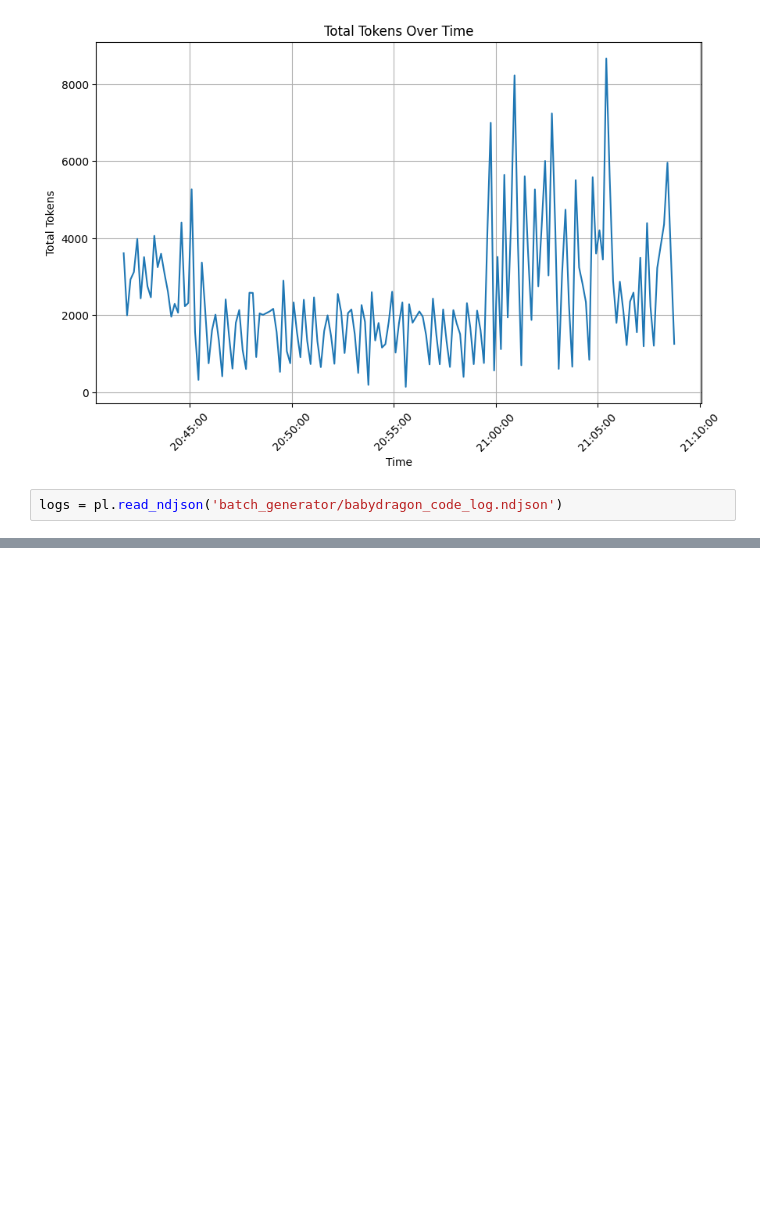
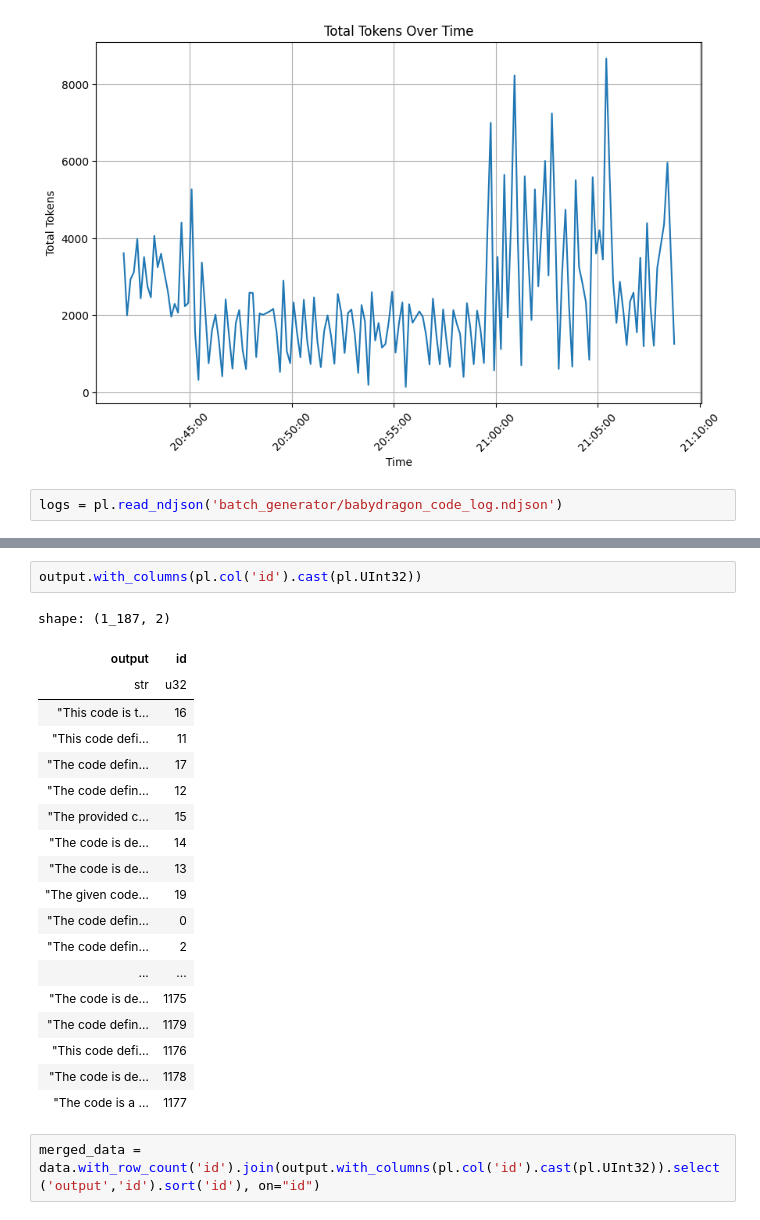
Before and after one commit to Neural-Dragon-AI/BabyDragon, a Jupyter notebook: notebooks/polars_generator_demonstrations/test_libcst.ipynb, the cells around one changed output, grey strips where cells are left out. Cells and saved outputs as stored; diff of their text form; blank space fills up the shorter version.

```diff
--- a/notebooks/polars_generator_demonstrations/test_libcst.ipynb
+++ b/notebooks/polars_generator_demonstrations/test_libcst.ipynb
@@ -361,3 +383,27 @@ shape: (1, 14)
 | name | max_attempts | seconds_to_pause_after_rate_limit... | seconds_to_sleep_each_loop | available_request_capacity | available_token_capacity | ... |
 | str | i64 | i64 | f64 | i64 | i64 | ... |
 | "babydragon_cod… | 5 | 10 | 0.001 | 3001 | 1000260 | ... |
+# %%
+output.with_columns(pl.col('id').cast(pl.UInt32))
+# %% [output]
+shape: (1_187, 2)
+| output | id |
+| str | u32 |
+| "This code is t… | 16 |
+| "This code defi… | 11 |
+| "The code defin… | 17 |
+| "The code defin… | 12 |
+| "The provided c… | 15 |
+| "The code is de… | 14 |
+| "The code is de… | 13 |
+| "The given code… | 19 |
+| "The code defin… | 0 |
+| "The code defin… | 2 |
+| ... | ... |
+| "The code is de… | 1175 |
+| "The code defin… | 1179 |
+| "This code defi… | 1176 |
+| "The code is de… | 1178 |
+| "The code is a … | 1177 |
+# %%
+merged_data = data.with_row_count('id').join(output.with_columns(pl.col('id').cast(pl.UInt32)).select('output','id').sort('id'), on="id")
```
Also changed, not shown: parts of 5 cells of this notebook.
